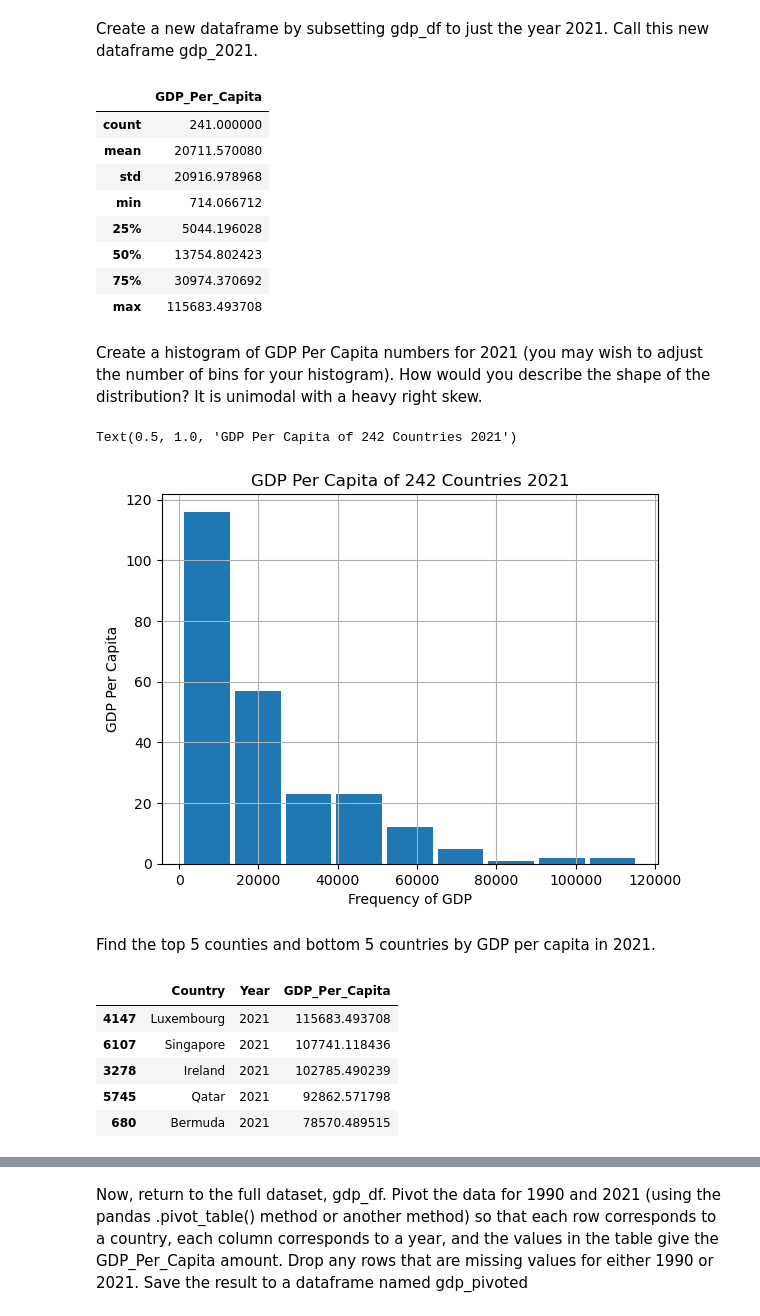
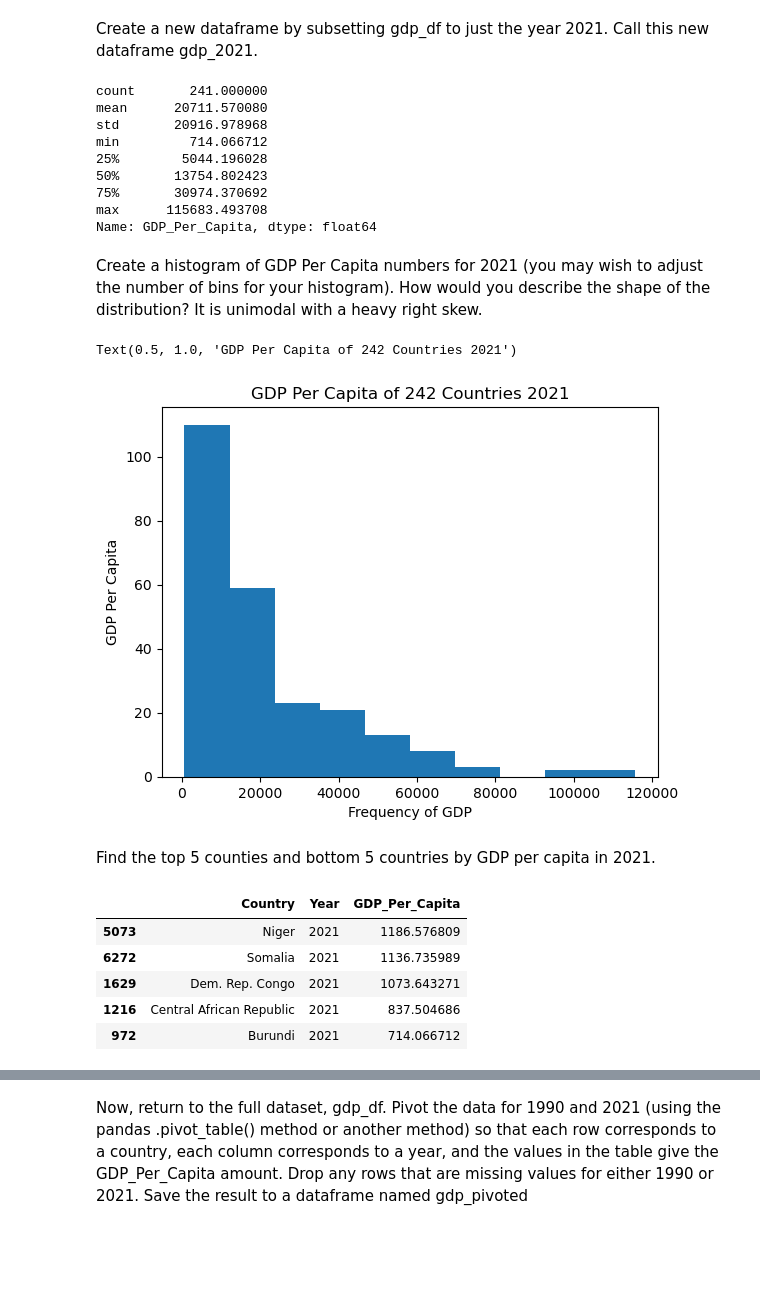
Before and after one commit to nss-data-science-cohort-8/un-exploration-Mythical-clj, a Jupyter notebook: notebooks/UN_Data_Exploration.ipynb, the cells around one changed output, grey strips where cells are left out. Drawn from its saved outputs; the diff is of its cells as text; code cells hidden in the pictures; blank space fills up the shorter version.

```diff
--- a/notebooks/UN_Data_Exploration.ipynb
+++ b/notebooks/UN_Data_Exploration.ipynb
@@ -15,7 +11,7 @@ gdp_df = pd.read_csv("../data/gdp_per_capita.csv")
 Drop the 'Value Footnotes' column, and rename the remaining columns to 'Country', 'Year', and 'GDP_Per_Capita'.
 # %%
 gdp_df = (
-    gdp_df
+    pd.read_csv("../data/gdp_per_capita.csv")
     .rename(columns={"Country or Area" : "Country", "Value" : "GDP_Per_Capita"})
     .drop('Value Footnotes', axis=1)
 )
@@ -95,35 +89,36 @@ Create a new dataframe by subsetting gdp_df to just the year 2021. Call this new
 # %%
 gdp_2021 = gdp_df.loc[gdp_df["Year"] == '2021']
 # %%
-gdp_2021.describe()
+gdp_2021['GDP_Per_Capita'].describe()
 # %% [output]
-|  | GDP_Per_Capita |
-| count | 241.000000 |
-| mean | 20711.570080 |
-| std | 20916.978968 |
-| min | 714.066712 |
-| 25% | 5044.196028 |
-| 50% | 13754.802423 |
-| 75% | 30974.370692 |
-| max | 115683.493708 |
+count       241.000000
+mean      20711.570080
+std       20916.978968
+min         714.066712
+25%        5044.196028
+50%       13754.802423
+75%       30974.370692
+max      115683.493708
+Name: GDP_Per_Capita, dtype: float64
 # %% [markdown]
 Create a histogram of GDP Per Capita numbers for 2021 (you may wish to adjust the number of bins for your histogram). How would you describe the shape of the distribution? It is unimodal with a heavy right skew.
 # %%
-gdp_2021.hist(bins=9, rwidth=0.9)
+gdp_2021['GDP_Per_Capita'].plot(kind='hist');
 plt.xlabel('Frequency of GDP')
 plt.ylabel('GDP Per Capita')
 plt.title('GDP Per Capita of 242 Countries 2021')
 # %% [output]
 Text(0.5, 1.0, 'GDP Per Capita of 242 Countries 2021')
-[figure, old version]
+[figure, new version]
 # %% [markdown]
 Find the top 5 counties and bottom 5 countries by GDP per capita in 2021.
 # %%
 gdp_2021.sort_values('GDP_Per_Capita', ascending = False).head(5)
+gdp_2021.sort_values('GDP_Per_Capita', ascending = False).tail(5)
 # %% [output]
 |  | Country | Year | GDP_Per_Capita |
-| 4147 | Luxembourg | 2021 | 115683.493708 |
-| 6107 | Singapore | 2021 | 107741.118436 |
-| 3278 | Ireland | 2021 | 102785.490239 |
-| 5745 | Qatar | 2021 | 92862.571798 |
-| 680 | Bermuda | 2021 | 78570.489515 |
+| 5073 | Niger | 2021 | 1186.576809 |
+| 6272 | Somalia | 2021 | 1136.735989 |
+| 1629 | Dem. Rep. Congo | 2021 | 1073.643271 |
+| 1216 | Central African Republic | 2021 | 837.504686 |
+| 972 | Burundi | 2021 | 714.066712 |
```
Also changed, not shown: parts of 13 cells of this notebook.
